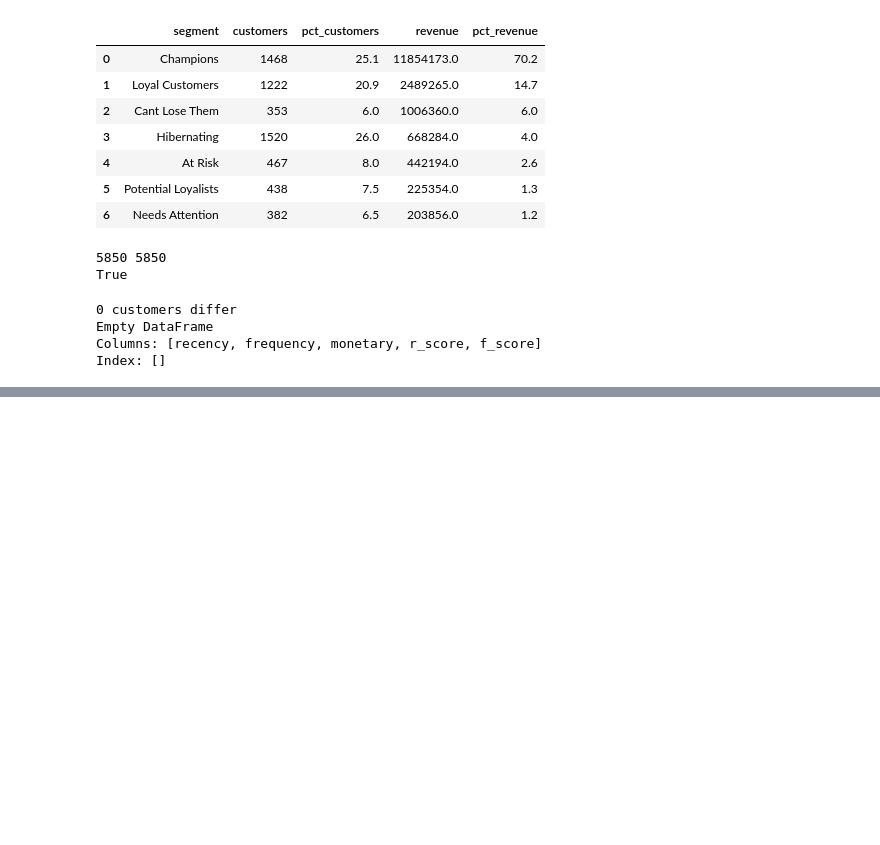
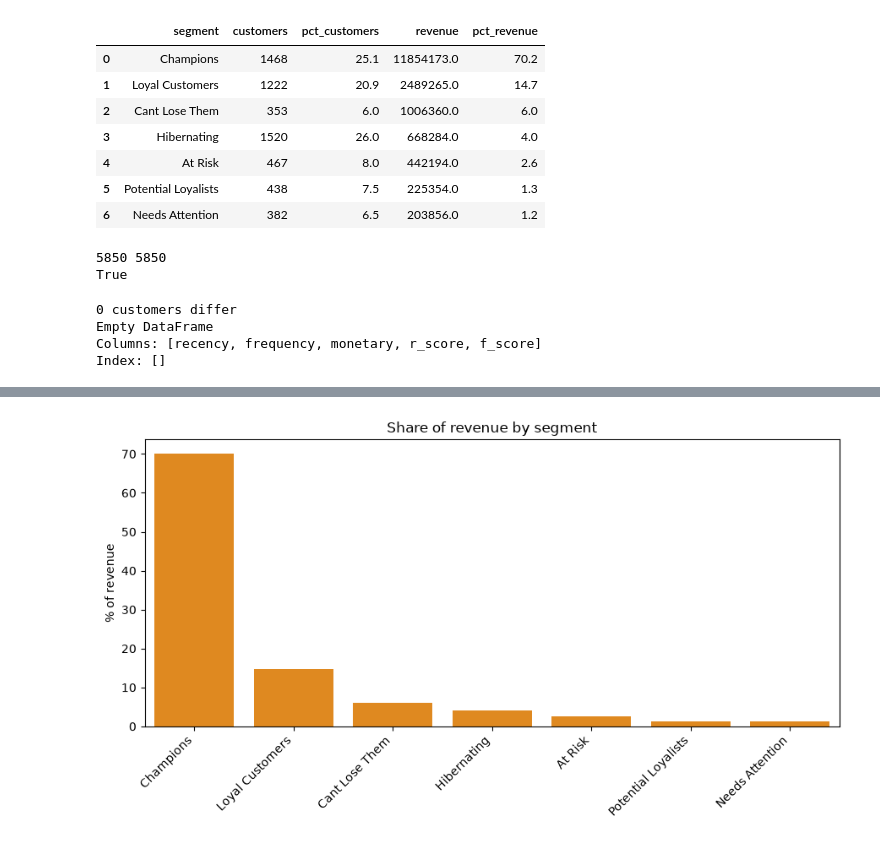
Before and after one commit to SamaMIS88/online_retail, a Jupyter notebook: rfm.ipynb, the cells around one changed output, grey strips where cells are left out. Saved outputs shown, nothing was run; the diff lists cells and outputs as text; code cells hidden in the pictures; blank space fills up the shorter version.

```diff
--- a/rfm.ipynb
+++ b/rfm.ipynb
@@ -223,0 +263,12 @@ Index: []
+# %%
+plt.figure(figsize=(9, 5))
+sns.barplot(data=summary, x="segment", y="pct_revenue", color="darkorange", order=summary["segment"])
+plt.title("Share of revenue by segment")
+plt.ylabel("% of revenue")
+plt.xlabel("")
+plt.xticks(rotation=45, ha="right")
+plt.tight_layout()
+plt.savefig("chart_revenue.png", dpi=150)
+plt.show()
+# %% [output]
+[figure, added]
```
Also changed, not shown: parts of 5 cells of this notebook, 2 other files.
